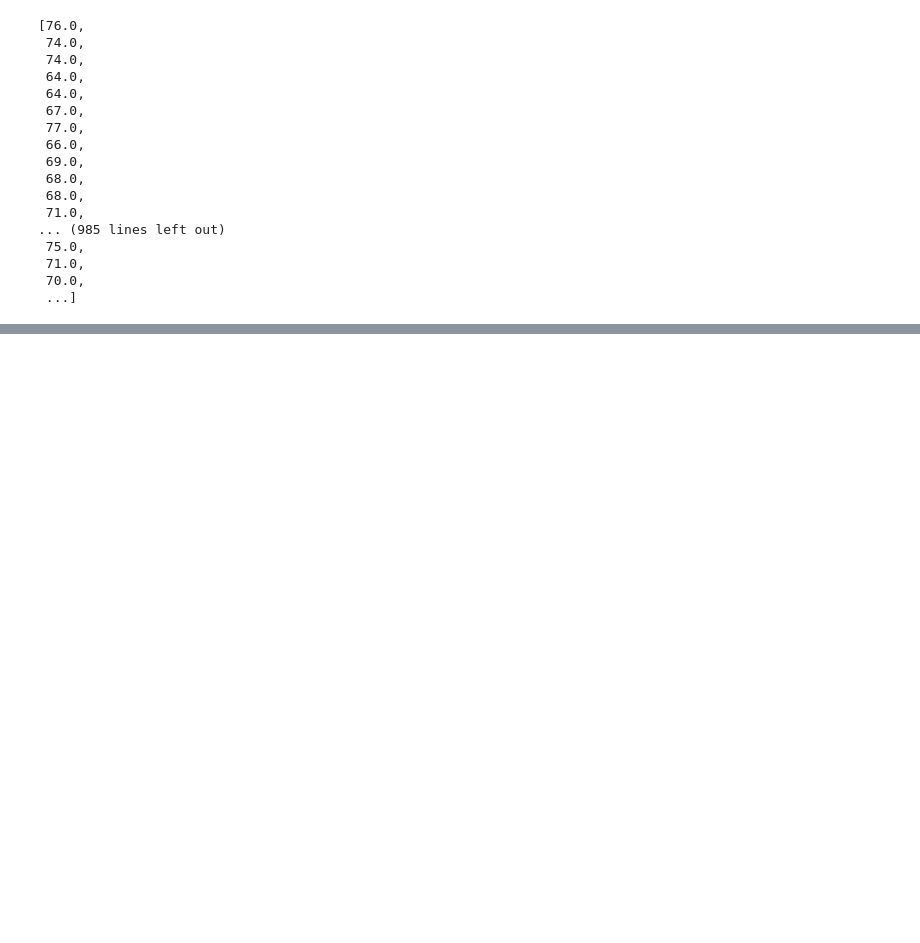
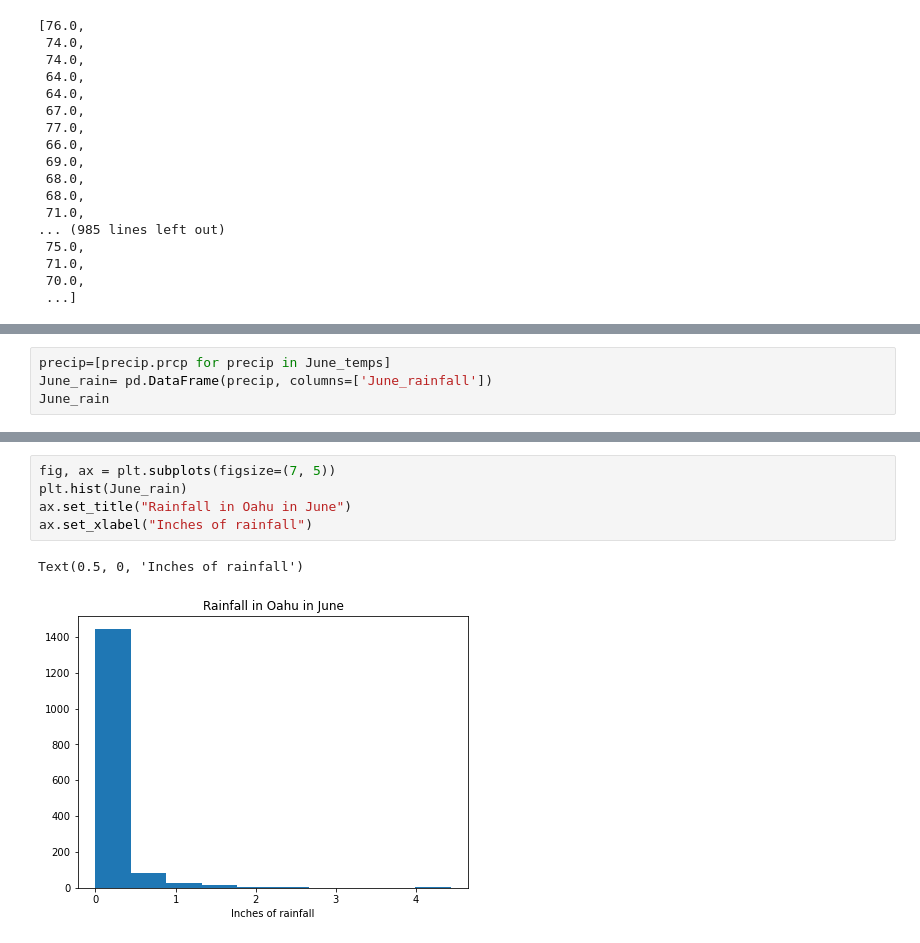
Before and after one commit to MCRobish/surfs_up, a Jupyter notebook: SurfsUp_Challenge.ipynb, the cells around one changed output, grey strips where cells are left out. Saved outputs shown, nothing was run; the diff lists cells and outputs as text; blank space fills up the shorter version.

```diff
--- a/SurfsUp_Challenge.ipynb
+++ b/SurfsUp_Challenge.ipynb
@@ -130,0 +149,4 @@ Dec_temps_df.describe()
+# %%
+precip=[precip.prcp for precip in June_temps]
+June_rain= pd.DataFrame(precip, columns=['June_rainfall'])
+June_rain
@@ -130,0 +179,8 @@ Dec_temps_df.describe()
+# %%
+fig, ax = plt.subplots(figsize=(7, 5))
+plt.hist(June_rain)
+ax.set_title("Rainfall in Oahu in June")
+ax.set_xlabel("Inches of rainfall")
+# %% [output]
+Text(0.5, 0, 'Inches of rainfall')
+[figure, added]
```
Also changed, not shown: parts of 18 cells of this notebook.
